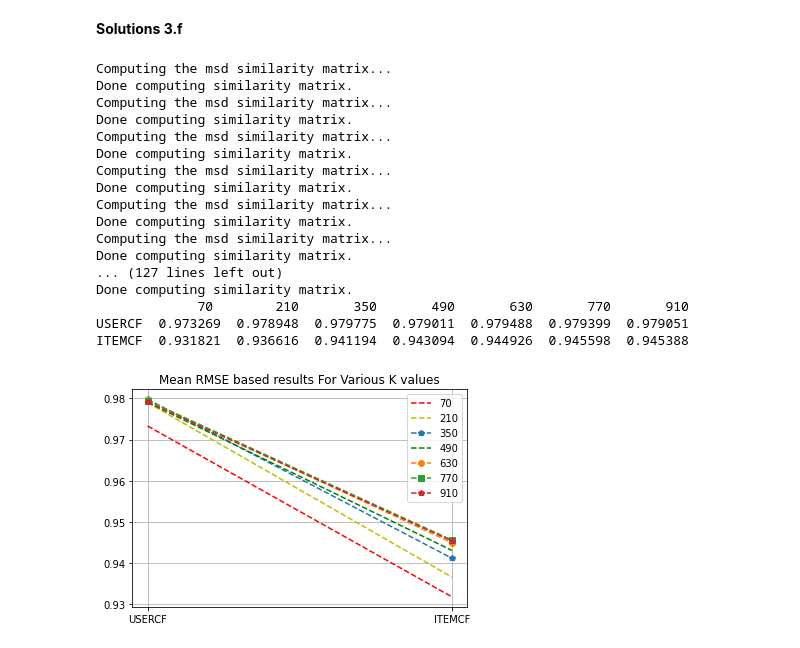
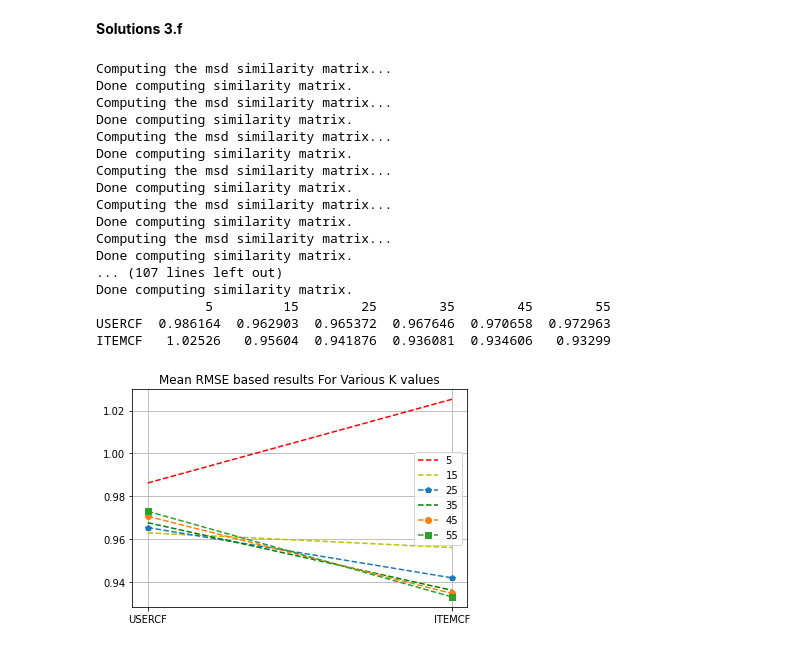
Before and after one commit to nitheesh1213/nitheesh1213-ML-taitanic-data-training-1, a Jupyter notebook: MovieDataset_HW5.ipynb, the cells around one changed output. Drawn from its saved outputs; the diff is of its cells as text; code cells hidden in the pictures.

```diff
--- a/MovieDataset_HW5.ipynb
+++ b/MovieDataset_HW5.ipynb
@@ -201,8 +201,8 @@ similarity2 = {
 }
 K_df = pd.DataFrame(index = rs)
 K_column = []
-for i in range(7):
-    K = 70*(i+1+i);
+for i in range(6):
+    K = 5*(i+1+i);
     K_column.append(K)
 K_df = pd.DataFrame(columns = K_column, index = rs)
 for K in K_column:
@@ -212,36 +212,36 @@ for K in K_column:
     Krs = cross_validate(KNNBasic(k = K, sim_options = similarity2), data, measures=['RMSE','MAE'], cv=5)
     K_df.loc["ITEMCF"][K] = Krs['test_rmse'].mean()
 print(K_df)
 plt.figure()
 count =0
 for K in K_column:
     colour = ['r','y','p','g','o','s','p']
     prop = '--'+(colour[count%7])
     count = count +1
     plt.plot([0,1],K_df[K],prop, label = K)
 
 plt.xticks([0,1],rs)
 plt.title("Mean RMSE based results For Various K values")
 plt.legend()
 plt.grid()
 plt.show()
 # %% [output]
 Computing the msd similarity matrix...
 Done computing similarity matrix.
 Computing the msd similarity matrix...
 Done computing similarity matrix.
 Computing the msd similarity matrix...
 Done computing similarity matrix.
 Computing the msd similarity matrix...
 Done computing similarity matrix.
 Computing the msd similarity matrix...
 Done computing similarity matrix.
 Computing the msd similarity matrix...
 Done computing similarity matrix.
-... (127 lines left out)
+... (107 lines left out)
 Done computing similarity matrix.
-             70        210       350       490       630       770       910
-USERCF  0.973269  0.978948  0.979775  0.979011  0.979488  0.979399  0.979051
-ITEMCF  0.931821  0.936616  0.941194  0.943094  0.944926  0.945598  0.945388
+              5         15        25        35        45        55
+USERCF  0.986164  0.962903  0.965372  0.967646  0.970658  0.972963
+ITEMCF   1.02526   0.95604  0.941876  0.936081  0.934606   0.93299
-[figure, old version]
+[figure, new version]
 # %%
```
Also changed, not shown: parts of 2 cells of this notebook.
